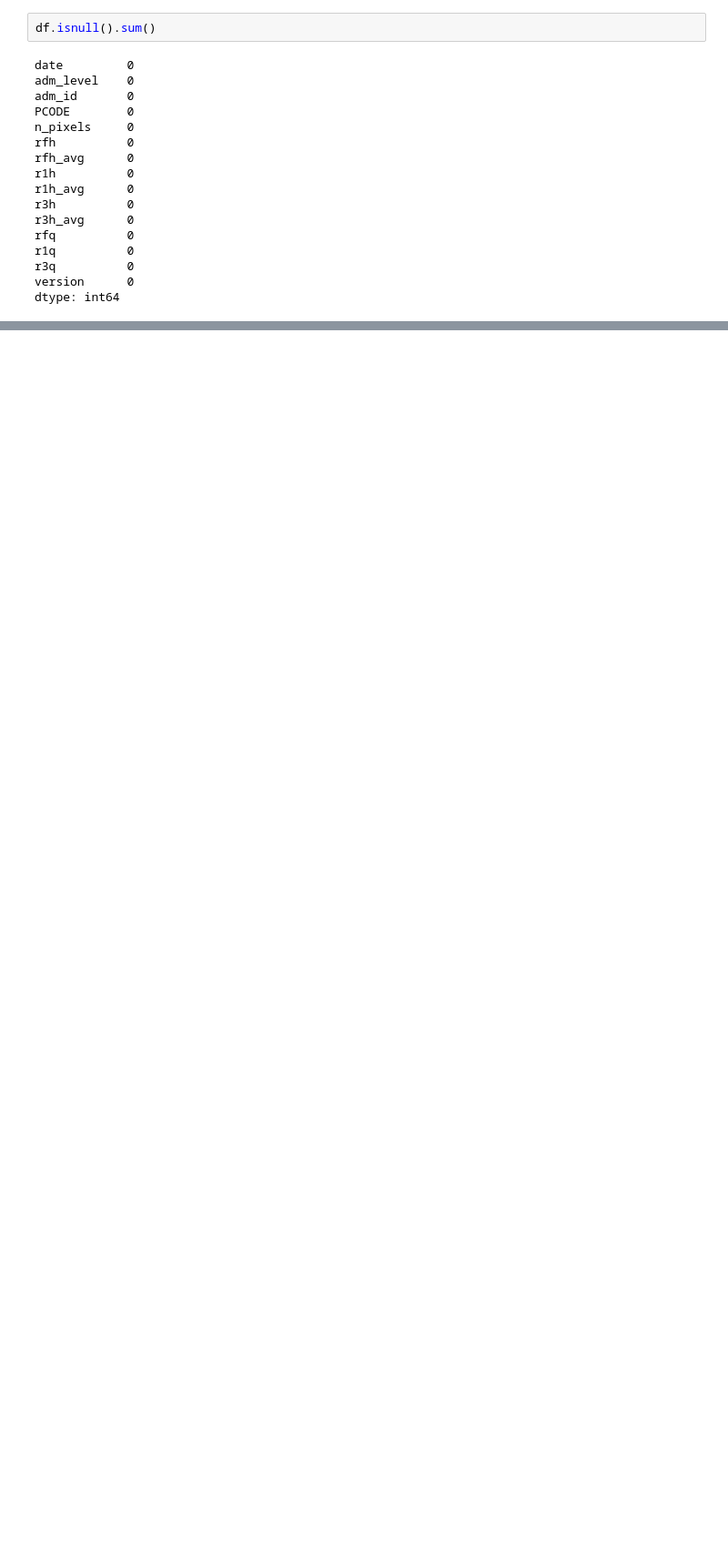
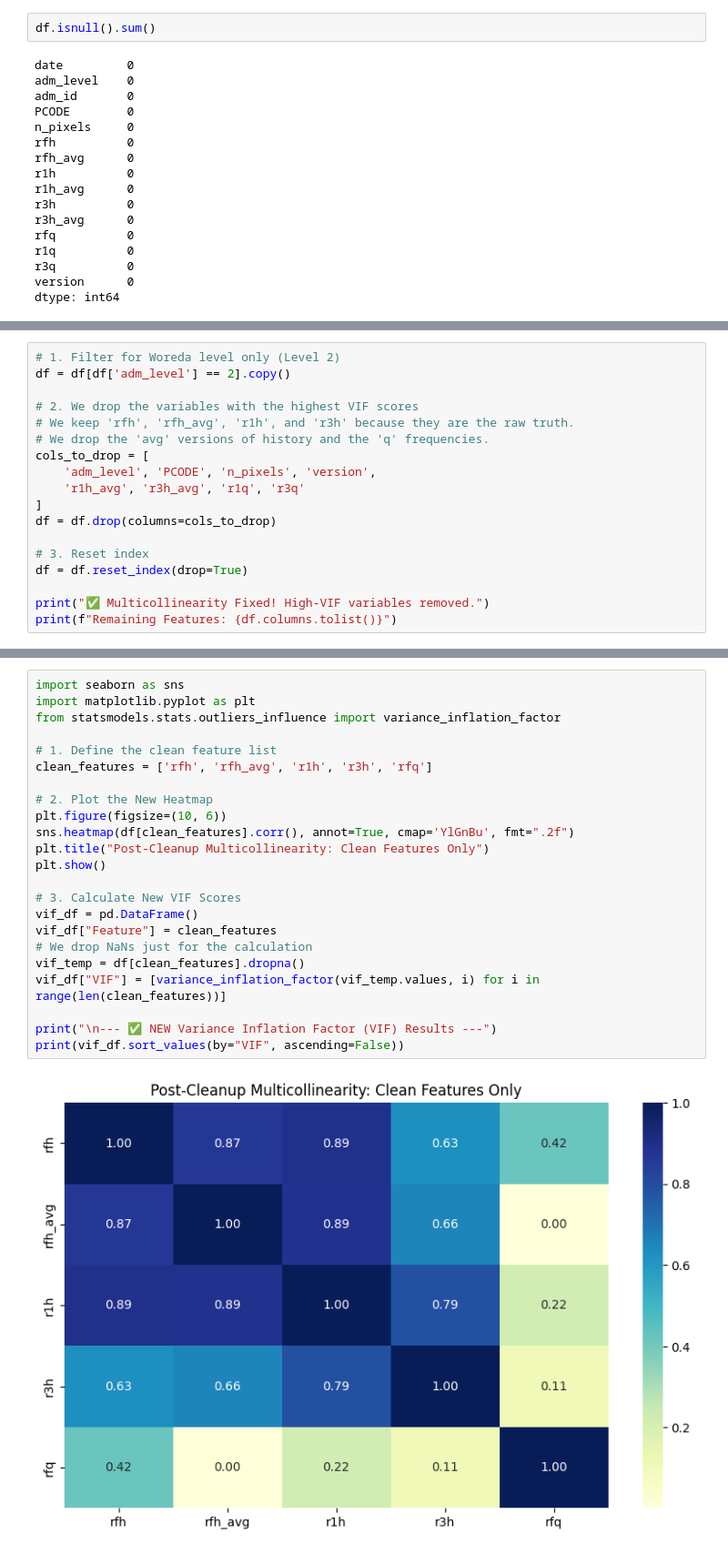
Before and after one commit to demirewu-manidefro/Rainfall, a Jupyter notebook: rainfall_prediction.ipynb, the cells around one changed output, grey strips where cells are left out. Shown at 91% size. Saved outputs shown, nothing was run; the diff lists cells and outputs as text; blank space fills up the shorter version.

```diff
--- a/rainfall_prediction.ipynb
+++ b/rainfall_prediction.ipynb
@@ -498,0 +172,18 @@ print("3. scaler_y.pkl")
+# %%
+# 1. Filter for Woreda level only (Level 2)
+df = df[df['adm_level'] == 2].copy()
+
+# 2. We drop the variables with the highest VIF scores
+# We keep 'rfh', 'rfh_avg', 'r1h', and 'r3h' because they are the raw truth.
+# We drop the 'avg' versions of history and the 'q' frequencies.
+cols_to_drop = [
+    'adm_level', 'PCODE', 'n_pixels', 'version',
+    'r1h_avg', 'r3h_avg', 'r1q', 'r3q'
+]
+df = df.drop(columns=cols_to_drop)
+
+# 3. Reset index
+df = df.reset_index(drop=True)
+
+print("✅ Multicollinearity Fixed! High-VIF variables removed.")
+print(f"Remaining Features: {df.columns.tolist()}")
@@ -498,0 +192,25 @@ print("3. scaler_y.pkl")
+# %%
+import seaborn as sns
+import matplotlib.pyplot as plt
+from statsmodels.stats.outliers_influence import variance_inflation_factor
+
+# 1. Define the clean feature list
+clean_features = ['rfh', 'rfh_avg', 'r1h', 'r3h', 'rfq']
+
+# 2. Plot the New Heatmap
+plt.figure(figsize=(10, 6))
+sns.heatmap(df[clean_features].corr(), annot=True, cmap='YlGnBu', fmt=".2f")
+plt.title("Post-Cleanup Multicollinearity: Clean Features Only")
+plt.show()
+
+# 3. Calculate New VIF Scores
+vif_df = pd.DataFrame()
+vif_df["Feature"] = clean_features
+# We drop NaNs just for the calculation
+vif_temp = df[clean_features].dropna()
+vif_df["VIF"] = [variance_inflation_factor(vif_temp.values, i) for i in range(len(clean_features))]
+
+print("\n--- ✅ NEW Variance Inflation Factor (VIF) Results ---")
+print(vif_df.sort_values(by="VIF", ascending=False))
+# %% [output]
+[figure, added]
```
Also changed, not shown: parts of 44 cells of this notebook.
